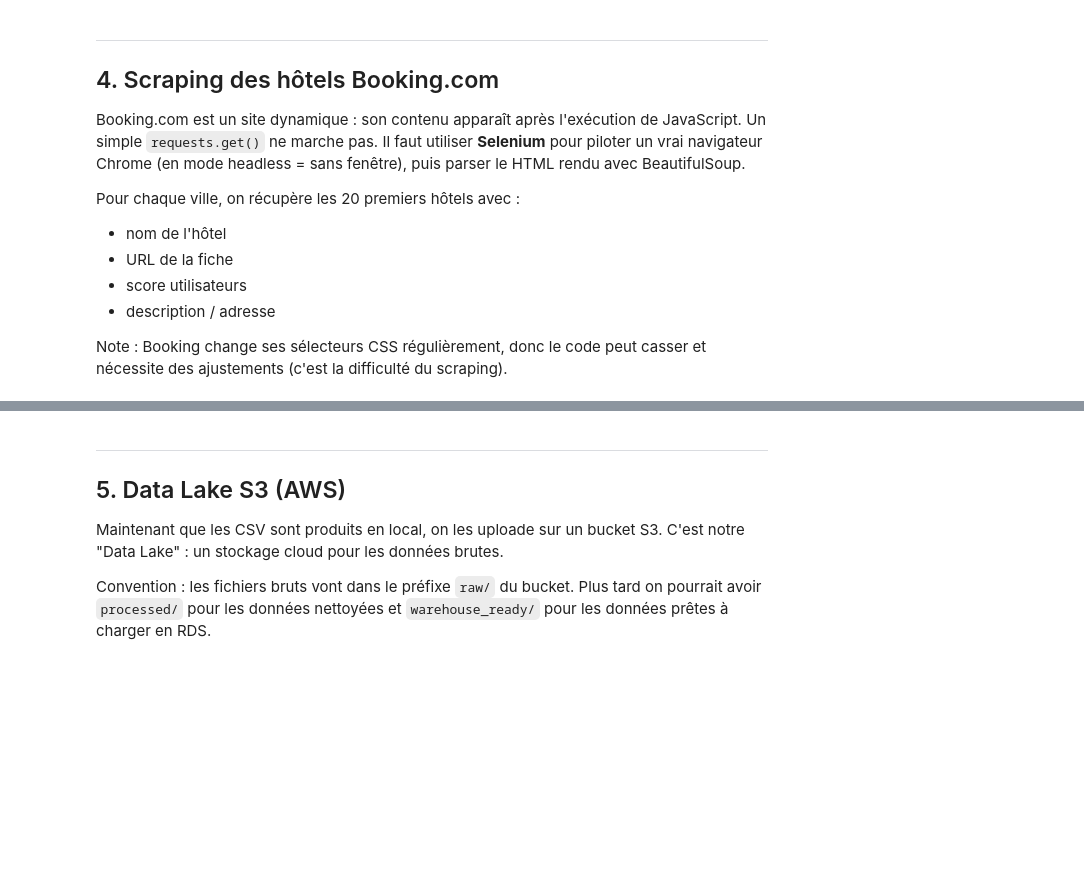
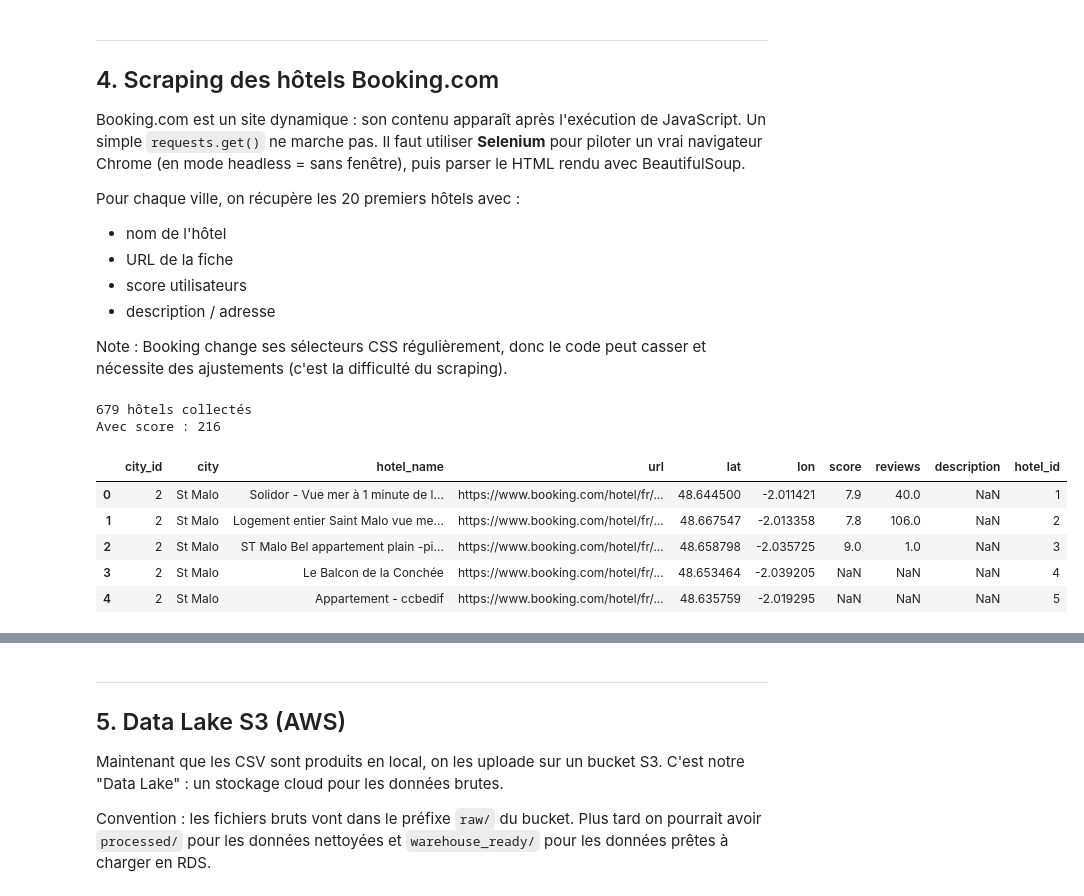
Before and after one commit to aymericlahonde-dotcom/cdsd-b1-kayak, a Jupyter notebook: notebooks/01_Data_Collection_Pipeline.ipynb, the cells around one changed output, grey strips where cells are left out. Saved outputs shown, nothing was run; the diff lists cells and outputs as text; code cells hidden in the pictures; blank space fills up the shorter version.

```diff
--- a/notebooks/01_Data_Collection_Pipeline.ipynb
+++ b/notebooks/01_Data_Collection_Pipeline.ipynb
@@ -370,32 +482,38 @@ def scrape_city_hotels(driver, city_name, city_id, city_lat, city_lon, n_hotels=
 
     return hotels
 # %%
-# Lancement du scraping sur les 35 villes (~9-10 min)
-driver = create_driver()
-all_hotels = []
-np.random.seed(42)  # Pour la reproductibilité de la dispersion GPS
+if RUN_LIVE_COLLECTION:
+    driver = create_driver()
+    all_hotels = []
+    np.random.seed(42)  # reproductibilité de la dispersion GPS
+    for _, row in tqdm(df_coords.iterrows(), total=len(df_coords), desc="Hôtels Booking"):
+        hotels = scrape_city_hotels(
+            driver, row["city"], row["city_id"], row["lat"], row["lon"], n_hotels=20
+        )
+        all_hotels.extend(hotels)
+        time.sleep(2)  # pause anti-blocage IP
+    driver.quit()
 
-for _, row in tqdm(df_coords.iterrows(), total=len(df_coords), desc="Hôtels Booking"):
-    hotels = scrape_city_hotels(
-        driver, row["city"], row["city_id"], row["lat"], row["lon"], n_hotels=20
-    )
-    all_hotels.extend(hotels)
-    time.sleep(2)  # Pause pour éviter le blocage IP
-
-driver.quit()
-
-df_hotels = pd.DataFrame(all_hotels)
-df_hotels["score"] = pd.to_numeric(df_hotels["score"], errors="coerce")
-
-# Tous les hôtels d'une même ville ont la même lat/lon (centre-ville),
-# on disperse légèrement pour que la carte n'ait pas tous les points superposés
-n = len(df_hotels)
-df_hotels["lat"] += np.random.uniform(-0.02, 0.02, n)
-df_hotels["lon"] += np.random.uniform(-0.02, 0.02, n)
-df_hotels["hotel_id"] = range(1, n + 1)
-
-df_hotels.to_csv("../data/hotels_booking.csv", index=False)
+    df_hotels = pd.DataFrame(all_hotels)
+    df_hotels["score"] = pd.to_numeric(df_hotels["score"], errors="coerce")
+    n = len(df_hotels)
+    # tous les hôtels d'une ville partagent la lat/lon du centre : on disperse un peu
+    df_hotels["lat"] += np.random.uniform(-0.02, 0.02, n)
+    df_hotels["lon"] += np.random.uniform(-0.02, 0.02, n)
+    df_hotels["hotel_id"] = range(1, n + 1)
+    df_hotels.to_csv("../data/hotels_booking.csv", index=False)
+else:
+    df_hotels = pd.read_csv("../data/hotels_booking.csv")
 
 print(len(df_hotels), "hôtels collectés")
 print("Avec score :", df_hotels["score"].notna().sum())
 df_hotels.head()
+# %% [output]
+679 hôtels collectés
+Avec score : 216
+|  | city_id | city | hotel_name | url | lat | lon | score | reviews | description | hotel_id |
+| 0 | 2 | St Malo | Solidor - Vue mer à 1 minute de l... | https://www.booking.com/hotel/fr/... | 48.644500 | -2.011421 | 7.9 | 40.0 | NaN | 1 |
+| 1 | 2 | St Malo | Logement entier Saint Malo vue me... | https://www.booking.com/hotel/fr/... | 48.667547 | -2.013358 | 7.8 | 106.0 | NaN | 2 |
+| 2 | 2 | St Malo | ST Malo Bel appartement plain -pi... | https://www.booking.com/hotel/fr/... | 48.658798 | -2.035725 | 9.0 | 1.0 | NaN | 3 |
+| 3 | 2 | St Malo | Le Balcon de la Conchée | https://www.booking.com/hotel/fr/... | 48.653464 | -2.039205 | NaN | NaN | NaN | 4 |
+| 4 | 2 | St Malo | Appartement - ccbedif | https://www.booking.com/hotel/fr/... | 48.635759 | -2.019295 | NaN | NaN | NaN | 5 |
```
Also changed, not shown: parts of 23 cells of this notebook, 8 other files.
